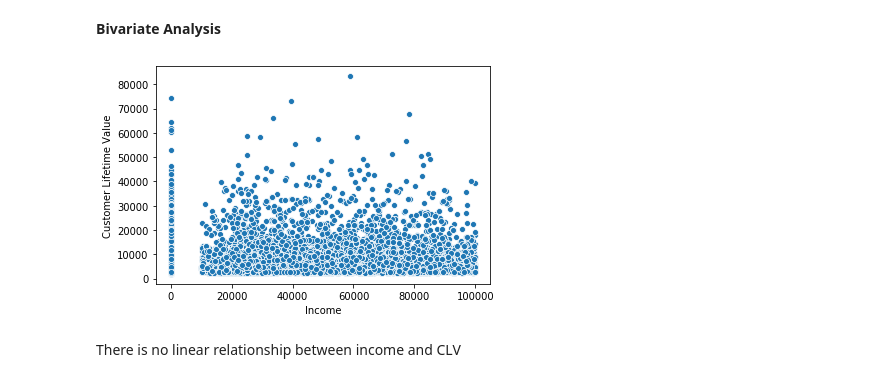
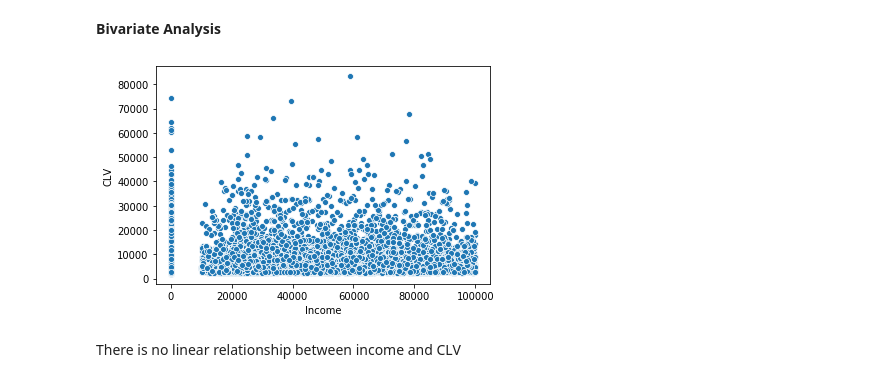
Before and after one commit to nanthasnk/Customer-Lifetime-Value-Prediction, a Jupyter notebook: Customer Lifetime Value Prediction.ipynb, the cells around one changed output. Saved outputs shown, nothing was run; the diff lists cells and outputs as text; code cells hidden in the pictures.

```diff
--- a/Customer Lifetime Value Prediction.ipynb
+++ b/Customer Lifetime Value Prediction.ipynb
@@ -138,10 +140,10 @@ plt.show()
 # %% [markdown]
 **Bivariate Analysis**
 # %%
-sns.scatterplot(df["Income"],df["Customer Lifetime Value"])
+sns.scatterplot(df["Income"],df["CLV"])
 plt.show()
 # %% [output]
-[figure, old version]
+[figure, new version]
 # %% [markdown]
 There is no linear relationship between income and CLV
 # %% [markdown]
```
Also changed, not shown: parts of 145 cells of this notebook, 8 other files.
